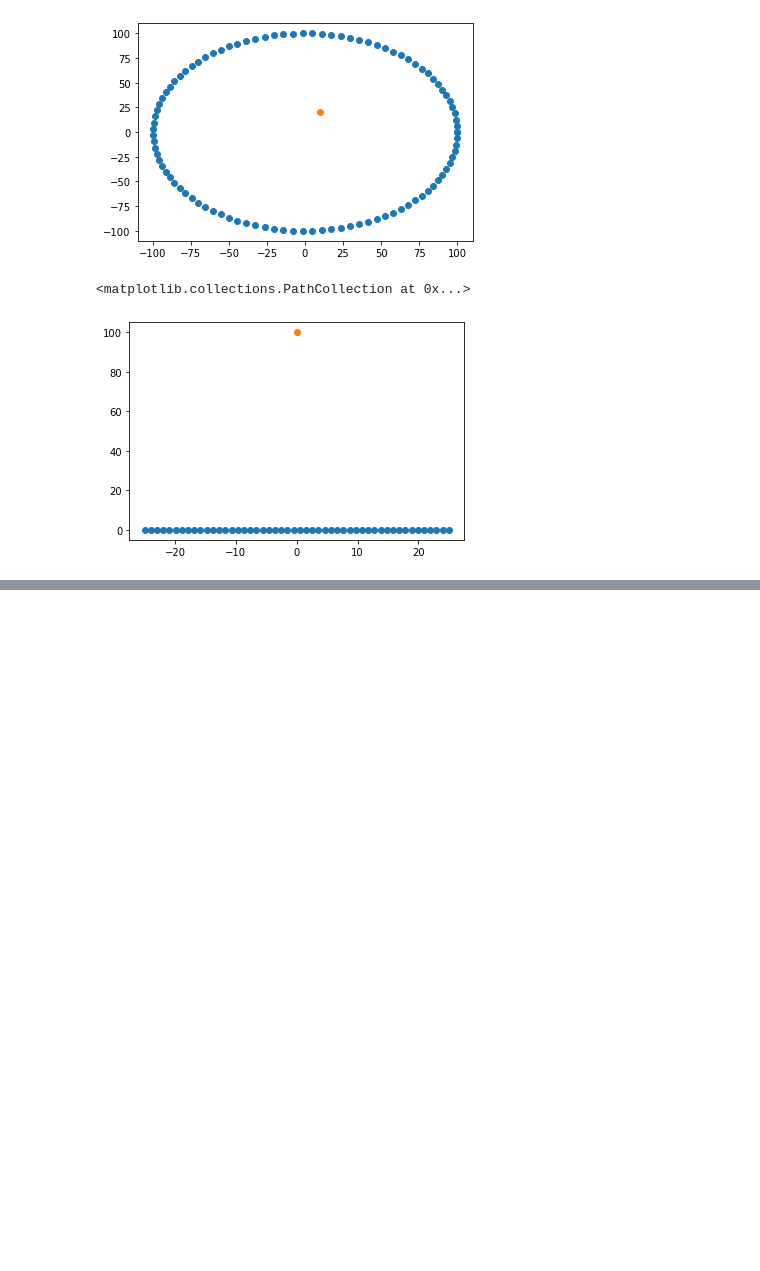
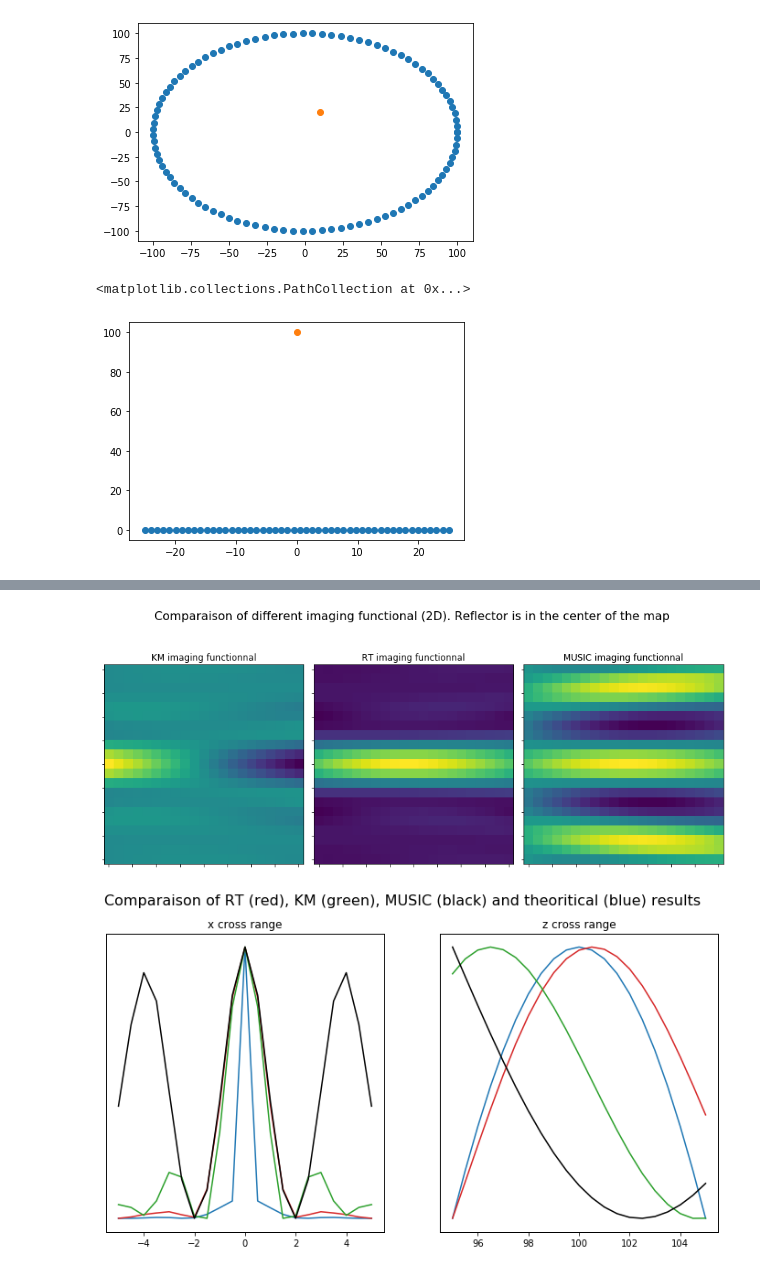
Before and after one commit to JulesSanchez/MVA-inverse-problem-in-imaging, a Jupyter notebook: migr.ipynb, the cells around one changed output, grey strips where cells are left out. Cells and saved outputs as stored; diff of their text form; code cells hidden in the pictures; blank space fills up the shorter version.

```diff
--- a/migr.ipynb
+++ b/migr.ipynb
@@ -110,0 +161,80 @@ for i in range(omega_resolution):
+# %%
+#Results for III
+import scipy.integrate as integrate
+fig, axs = plt.subplots(1, 3, figsize=(12, 6))
+
+ax1 = axs[0]
+ax1.imshow(rho_KM1)
+ax1.set_xticklabels([])
+ax1.set_yticklabels([])
+
+ax = axs[1]
+ax.imshow(rho_RT1)
+ax.set_xticklabels([])
+ax.set_yticklabels([])
+
+ax = axs[2]
+ax.imshow(rho_MUSIC)
+ax.set_xticklabels([])
+ax.set_yticklabels([])
+
+axs[0].set_title('KM imaging functionnal')
+axs[1].set_title('RT imaging functionnal')
+axs[2].set_title('MUSIC imaging functionnal')
+fig.suptitle('Comparaison of different imaging functional (2D). Reflector is in the center of the map', fontsize=16)
+
+plt.tight_layout()
+plt.show()
+
+
+fig, axs = plt.subplots(1, 2, figsize=(12, 6))
+S = np.zeros(2*reso+1)
+colorRT = 'tab:red'
+colorKM = 'tab:green'
+colorMUSIC = 'black'
+
+z_fixed = 5
+rc = 2*np.pi/omega_o * np.linalg.norm(x_ref_2) / R1
+for k in range(2*reso+1):
+    x_local = grid_2[k,z_fixed][0]
+    S[k] = np.sinc(np.pi*(np.linalg.norm(x_local - x_ref_2[0]))/rc)**2
+
+ax1 = axs[0]
+ax1.plot(grid_2[:,z_fixed,0],S, label = 'theoritical results')
+ax2 = ax1.twinx()
+ax2.plot(grid_2[:,z_fixed,0],rho_RT1[:,z_fixed], label = 'RT results', color=colorRT)
+ax3 = ax1.twinx()
+ax3.plot(grid_2[:,z_fixed,0],rho_KM1[:,z_fixed], label = 'KM results', color=colorKM)
+ax4 = ax1.twinx()
+ax4.plot(grid_2[:,z_fixed,0],rho_MUSIC[:,z_fixed], label = 'MUSIC results', color=colorMUSIC)
+ax1.set_yticks([])
+ax2.set_yticks([])
+ax3.set_yticks([])
+ax4.set_yticks([])
+
+S = np.zeros(2*reso+1)
+x_fixed = 5
+rl = 2*2*np.pi/omega_o * np.linalg.norm(x_ref_2)**2 / R1**2
+for k in range(2*reso+1):
+    z_local = grid_2[x_fixed,k][1]
+    S[k] = np.abs(integrate.quad(lambda x: np.exp(complex(0,-0.5*np.pi*x**2*np.linalg.norm(z_local - x_ref_2[1])/rl)), 0, 1)[0])**2
+
+ax1 = axs[1]
+ax1.plot(grid_2[x_fixed,:,1],S, label = 'theoritical results')
+ax2 = ax1.twinx()
+ax2.plot(grid_2[x_fixed,:,1],rho_RT1[x_fixed,:], label = 'RT results', color=colorRT)
+ax3 = ax1.twinx()
+ax3.plot(grid_2[x_fixed,:,1],rho_KM1[x_fixed,:], label = 'KM results', color=colorKM)
+ax4 = ax1.twinx()
+ax4.plot(grid_2[x_fixed,:,1],rho_MUSIC[x_fixed,:], label = 'MUSIC results', color=colorMUSIC)
+ax1.set_yticks([])
+ax2.set_yticks([])
+ax3.set_yticks([])
+ax4.set_yticks([])
+axs[0].set_title('x cross range')
+axs[1].set_title('z cross range')
+fig.suptitle('Comparaison of RT (red), KM (green), MUSIC (black) and theoritical (blue) results', fontsize=16)
+plt.show()
+# %% [output]
+[figure, added]
+[figure, added]
```
Also changed, not shown: parts of 11 cells of this notebook.
